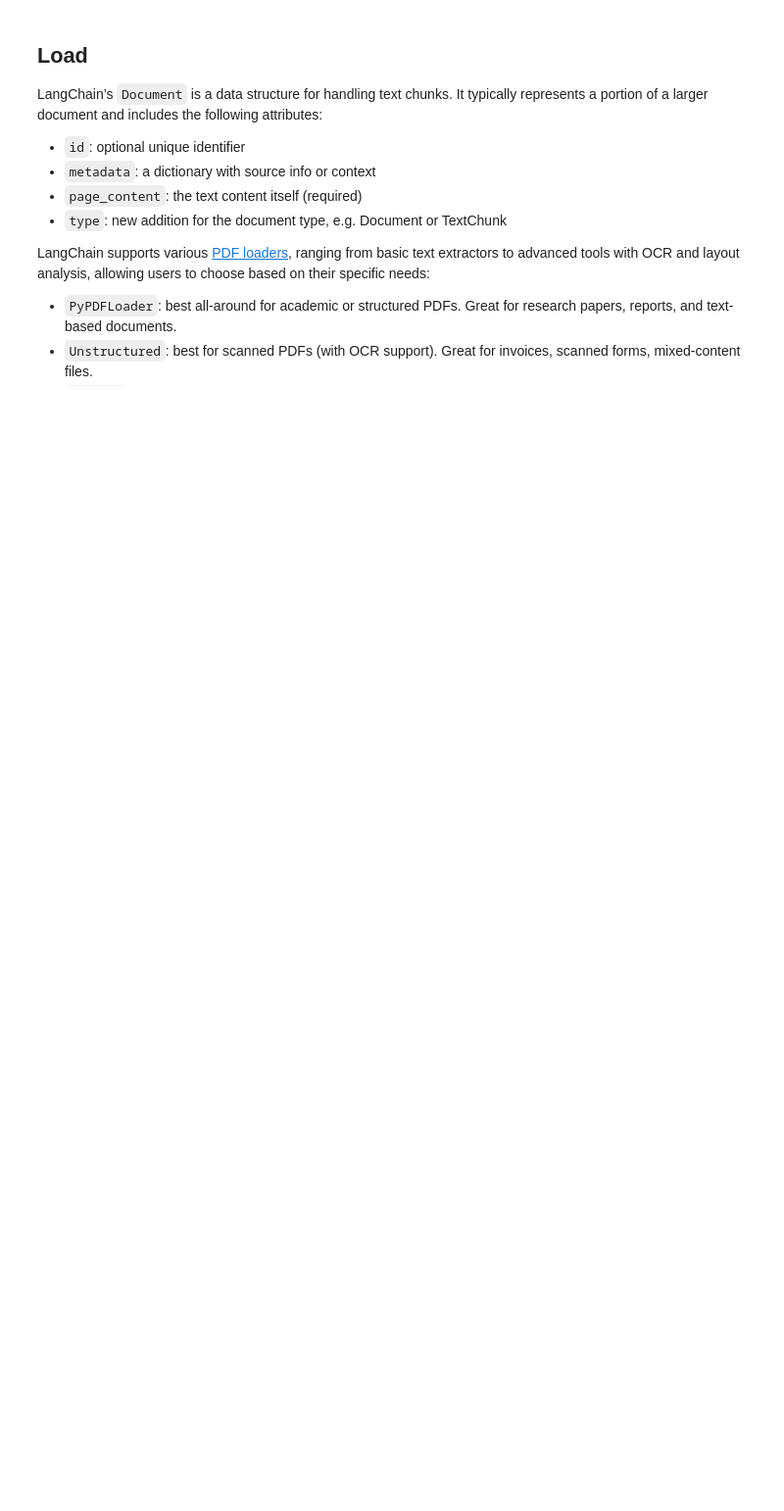
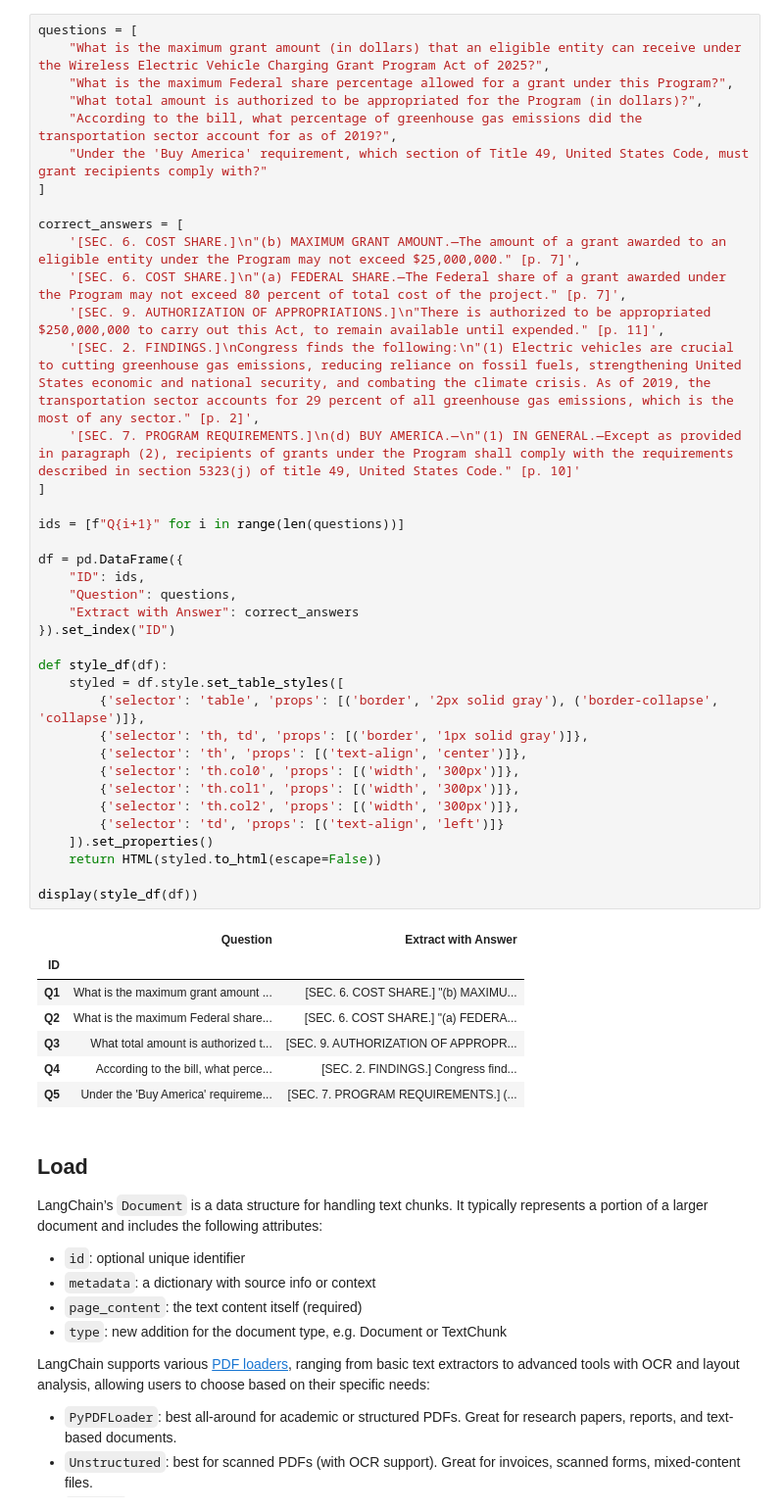
Before and after one commit to yauheniya-ai/langchain-rag, a Jupyter notebook: langchain-rag.ipynb, the cells around one changed output. Shown: that part at 98% size. Drawn from its saved outputs; the diff is of its cells as text; blank space fills up the shorter version.

```diff
--- a/langchain-rag.ipynb
+++ b/langchain-rag.ipynb
@@ -27,3 +41,49 @@ warnings.filterwarnings("ignore", category=LangSmithMissingAPIKeyWarning)
+# %%
+questions = [
+    "What is the maximum grant amount (in dollars) that an eligible entity can receive under the Wireless Electric Vehicle Charging Grant Program Act of 2025?",
+    "What is the maximum Federal share percentage allowed for a grant under this Program?",
+    "What total amount is authorized to be appropriated for the Program (in dollars)?",
+    "According to the bill, what percentage of greenhouse gas emissions did the transportation sector account for as of 2019?",
+    "Under the 'Buy America' requirement, which section of Title 49, United States Code, must grant recipients comply with?"
+]
+
+correct_answers = [
+    '[SEC. 6. COST SHARE.]\n"(b) MAXIMUM GRANT AMOUNT.—The amount of a grant awarded to an eligible entity under the Program may not exceed $25,000,000." [p. 7]',
+    '[SEC. 6. COST SHARE.]\n"(a) FEDERAL SHARE.—The Federal share of a grant awarded under the Program may not exceed 80 percent of total cost of the project." [p. 7]',
+    '[SEC. 9. AUTHORIZATION OF APPROPRIATIONS.]\n"There is authorized to be appropriated $250,000,000 to carry out this Act, to remain available until expended." [p. 11]',
+    '[SEC. 2. FINDINGS.]\nCongress finds the following:\n"(1) Electric vehicles are crucial to cutting greenhouse gas emissions, reducing reliance on fossil fuels, strengthening United States economic and national security, and combating the climate crisis. As of 2019, the transportation sector accounts for 29 percent of all greenhouse gas emissions, which is the most of any sector." [p. 2]',
+    '[SEC. 7. PROGRAM REQUIREMENTS.]\n(d) BUY AMERICA.—\n"(1) IN GENERAL.—Except as provided in paragraph (2), recipients of grants under the Program shall comply with the requirements described in section 5323(j) of title 49, United States Code." [p. 10]'
+]
+
+ids = [f"Q{i+1}" for i in range(len(questions))]
+
+df = pd.DataFrame({
+    "ID": ids,
+    "Question": questions,
+    "Extract with Answer": correct_answers
+}).set_index("ID")
+
+def style_df(df):
+    styled = df.style.set_table_styles([
+        {'selector': 'table', 'props': [('border', '2px solid gray'), ('border-collapse', 'collapse')]},
+        {'selector': 'th, td', 'props': [('border', '1px solid gray')]},
+        {'selector': 'th', 'props': [('text-align', 'center')]},
+        {'selector': 'th.col0', 'props': [('width', '300px')]},
+        {'selector': 'th.col1', 'props': [('width', '300px')]},
+        {'selector': 'th.col2', 'props': [('width', '300px')]},
+        {'selector': 'td', 'props': [('text-align', 'left')]}
+    ]).set_properties()
+    return HTML(styled.to_html(escape=False))
+
+display(style_df(df))
+# %% [output]
+|  | Question | Extract with Answer |
+| ID |  |  |
+| Q1 | What is the maximum grant amount ... | [SEC. 6. COST SHARE.] "(b) MAXIMU... |
+| Q2 | What is the maximum Federal share... | [SEC. 6. COST SHARE.] "(a) FEDERA... |
+| Q3 | What total amount is authorized t... | [SEC. 9. AUTHORIZATION OF APPROPR... |
+| Q4 | According to the bill, what perce... | [SEC. 2. FINDINGS.] Congress find... |
+| Q5 | Under the 'Buy America' requireme... | [SEC. 7. PROGRAM REQUIREMENTS.] (... |
 # %% [markdown]
 ## Load
 
```
Also changed, not shown: parts of 16 cells of this notebook, 3 other files.
